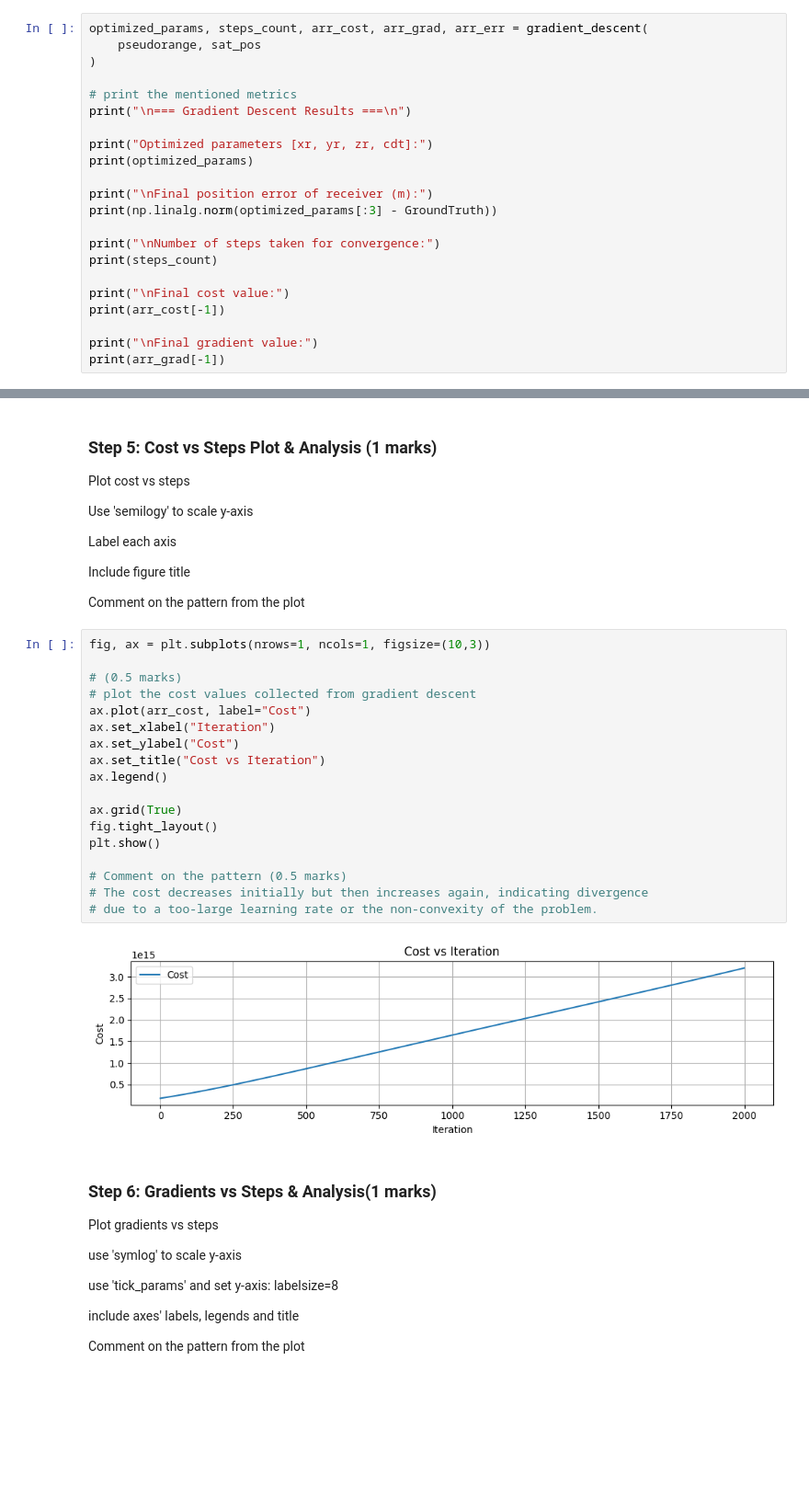
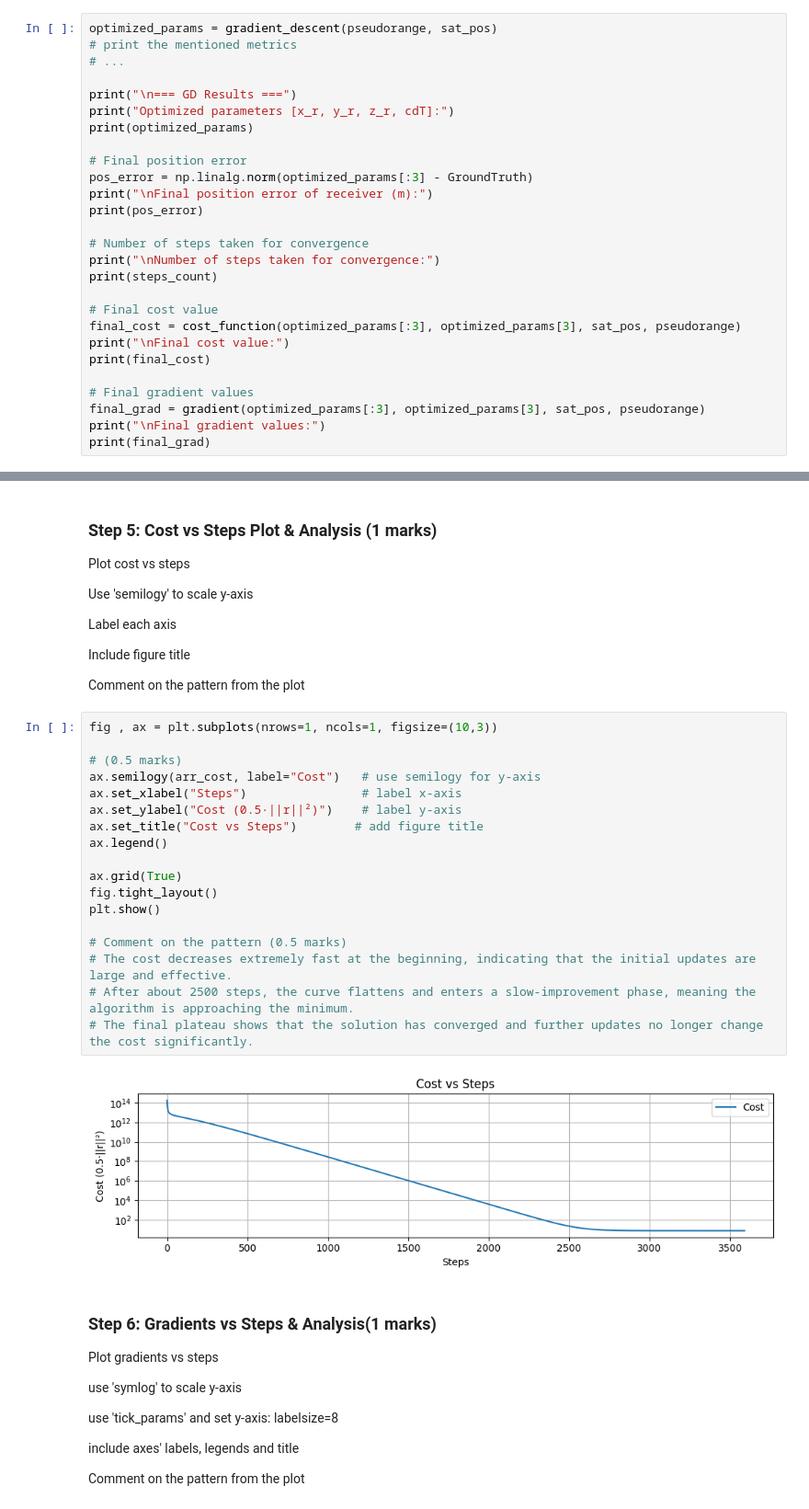
Before and after one commit to NazilaAbedini/ENGG680_2025_Fall, a Jupyter notebook: Lab_Assignment2/Assignment2_Upload.ipynb, the cells around one changed output, grey strips where cells are left out. Shown at 92% size. Cells and saved outputs as stored; diff of their text form; blank space fills up the shorter version.

```diff
--- a/Lab_Assignment2/Assignment2_Upload.ipynb
+++ b/Lab_Assignment2/Assignment2_Upload.ipynb
@@ -593,25 +601,30 @@ Print:
 *   final cost value
 *   final gradient values
 # %%
-optimized_params, steps_count, arr_cost, arr_grad, arr_err = gradient_descent(
-    pseudorange, sat_pos
-)
+optimized_params = gradient_descent(pseudorange, sat_pos)
+# print the mentioned metrics
+# ...
 
-# print the mentioned metrics
-print("\n=== Gradient Descent Results ===\n")
-
-print("Optimized parameters [xr, yr, zr, cdt]:")
+print("\n=== GD Results ===")
+print("Optimized parameters [x_r, y_r, z_r, cdT]:")
 print(optimized_params)
 
+# Final position error
+pos_error = np.linalg.norm(optimized_params[:3] - GroundTruth)
 print("\nFinal position error of receiver (m):")
-print(np.linalg.norm(optimized_params[:3] - GroundTruth))
+print(pos_error)
 
+# Number of steps taken for convergence
 print("\nNumber of steps taken for convergence:")
 print(steps_count)
 
+# Final cost value
+final_cost = cost_function(optimized_params[:3], optimized_params[3], sat_pos, pseudorange)
 print("\nFinal cost value:")
-print(arr_cost[-1])
+print(final_cost)
 
-print("\nFinal gradient value:")
-print(arr_grad[-1])
+# Final gradient values
+final_grad = gradient(optimized_params[:3], optimized_params[3], sat_pos, pseudorange)
+print("\nFinal gradient values:")
+print(final_grad)
 # %% [output]
@@ -643,25 +657,25 @@ Include figure title
 
 Comment on the pattern from the plot
 # %%
-fig, ax = plt.subplots(nrows=1, ncols=1, figsize=(10,3))
+fig , ax = plt.subplots(nrows=1, ncols=1, figsize=(10,3))
 
 # (0.5 marks)
-# plot the cost values collected from gradient descent
-ax.plot(arr_cost, label="Cost")
-ax.set_xlabel("Iteration")
-ax.set_ylabel("Cost")
-ax.set_title("Cost vs Iteration")
+ax.semilogy(arr_cost, label="Cost")   # use semilogy for y-axis
+ax.set_xlabel("Steps")                # label x-axis
+ax.set_ylabel("Cost (0.5·||r||²)")    # label y-axis
+ax.set_title("Cost vs Steps")        # add figure title
 ax.legend()
 
 ax.grid(True)
 fig.tight_layout()
 plt.show()
 
 # Comment on the pattern (0.5 marks)
-# The cost decreases initially but then increases again, indicating divergence
-# due to a too-large learning rate or the non-convexity of the problem.
+# The cost decreases extremely fast at the beginning, indicating that the initial updates are large and effective.
+# After about 2500 steps, the curve flattens and enters a slow-improvement phase, meaning the algorithm is approaching the minimum.
+# The final plateau shows that the solution has converged and further updates no longer change the cost significantly.
 # %% [output]
-[figure, old version]
+[figure, new version]
 # %% [markdown]
 ### Step 6: Gradients vs Steps & Analysis(1 marks)
 Plot gradients vs steps
```
Also changed, not shown: parts of 15 cells of this notebook.
